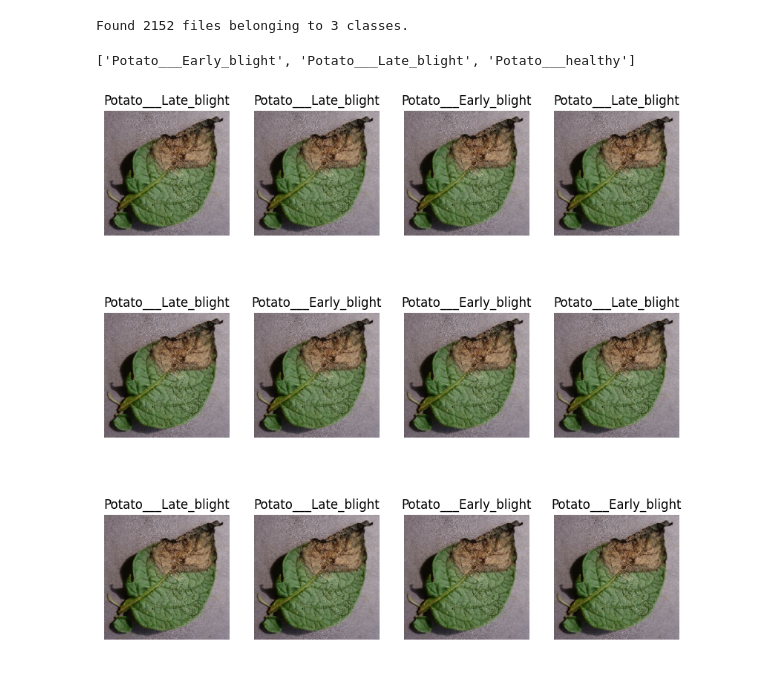
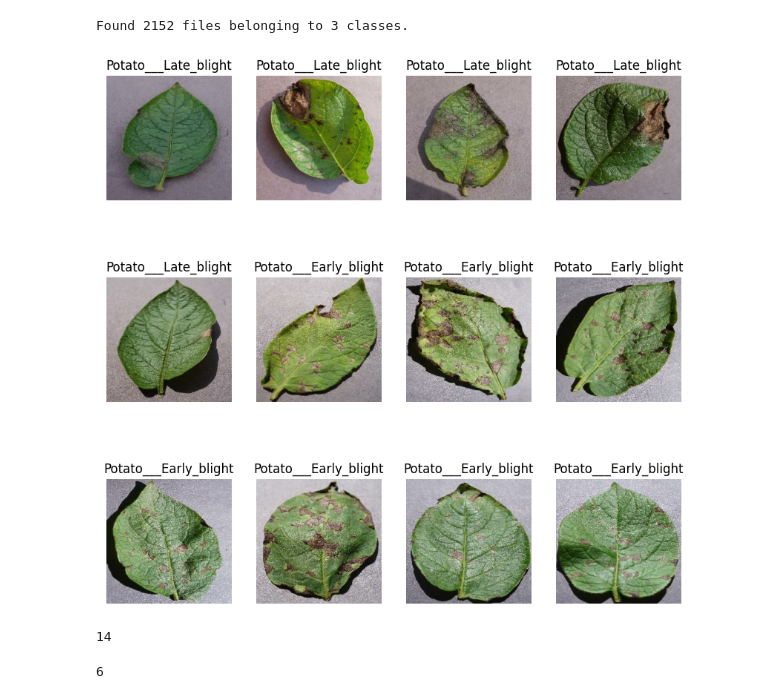
Before and after one commit to rudransh61/Plant-disease-identifier, a Jupyter notebook: Untitled.ipynb, the cells around one changed output. Saved outputs shown, nothing was run; the diff lists cells and outputs as text; code cells hidden in the pictures.

```diff
--- a/Untitled.ipynb
+++ b/Untitled.ipynb
@@ -14,15 +13,34 @@ Found 2152 files belonging to 3 classes.
 # %%
 class_names = dataset.class_names
 class_names
+
+BATCH_SIZE = 32
+IMAGE_SIZE = 256
+CHANNELS=3
+EPOCHS=50
-# %% [output]
-['Potato___Early_blight', 'Potato___Late_blight', 'Potato___healthy']
 # %%
 plt.figure(figsize=(10,10))
 for image_batch , label_batch in dataset.take(1):
     for i in range(12):
         ax = plt.subplot(3,4,i+1)
-        plt.imshow(image_batch[0].numpy().astype('uint8'))
+        plt.imshow(image_batch[i].numpy().astype('uint8'))
         plt.title(class_names[label_batch[i]])
         plt.axis('off')
 # %% [output]
-[figure, old version]
+[figure, new version]
+# %%
+train_size = 0.8
+len(dataset)*train_size
+train_ds = dataset.take(54)
+len(train_ds)
+test_ds = dataset.skip(54)
+len(test_ds)
+# %% [output]
+14
+# %%
+val_size = 0.1
+len(dataset)*val_size
+val_ds = test_ds.take(6)
+len(val_ds)
+# %% [output]
+6
```
Also changed, not shown: parts of 20 cells of this notebook, 1 other file.
